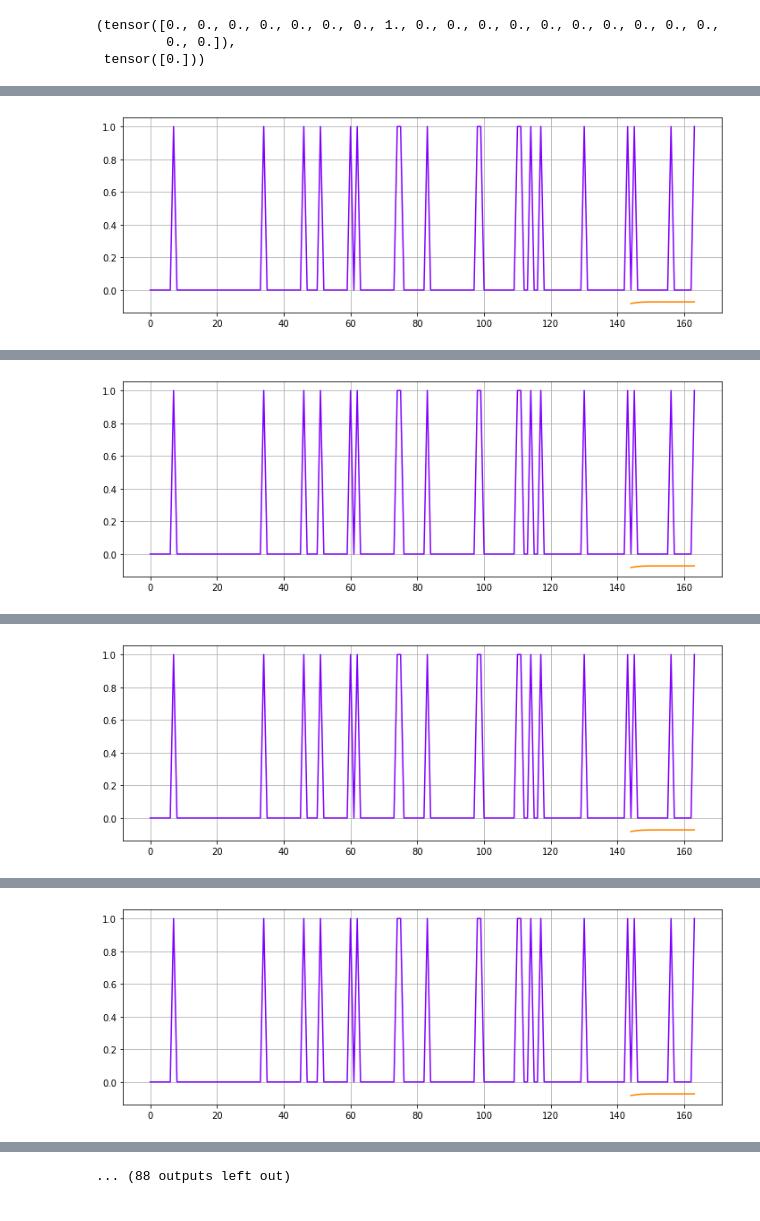
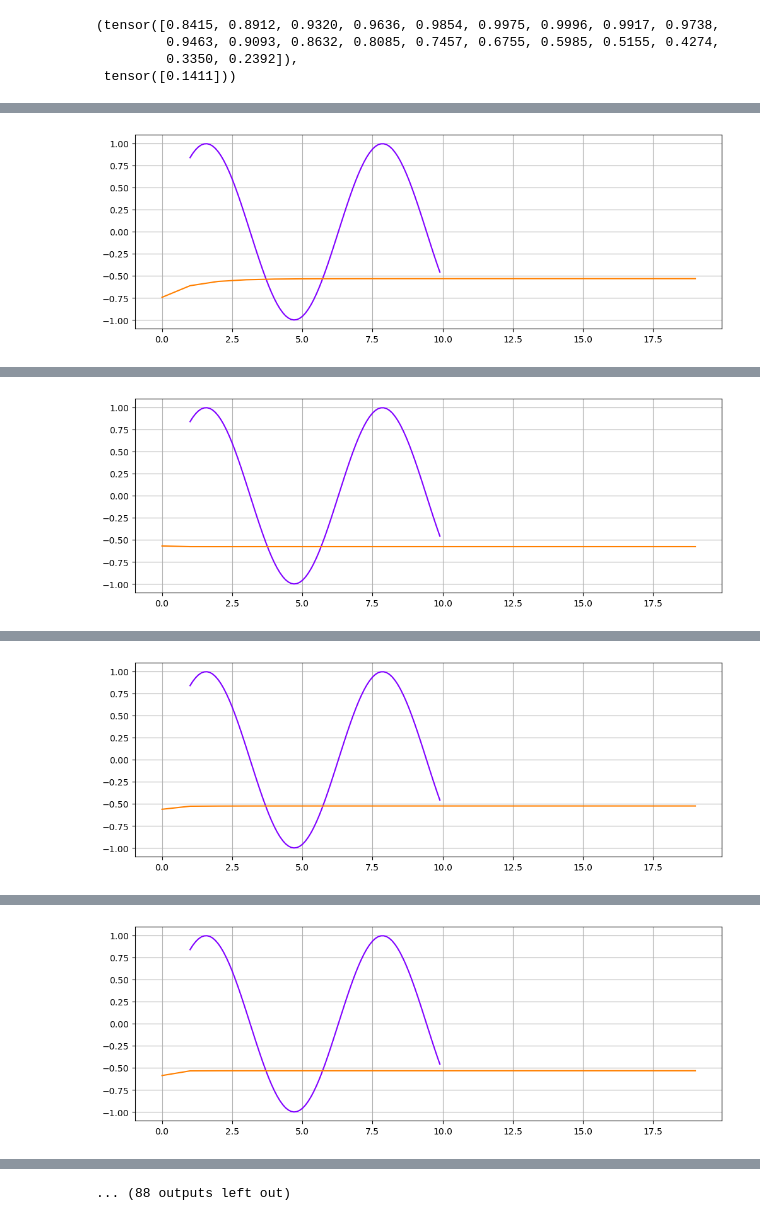
Before and after one commit to Fiskehandleren/LaundryAnalytics, a Jupyter notebook: Experiments/LSTM.ipynb, the cells around one changed output, grey strips where cells are left out. Saved outputs shown, nothing was run; the diff lists cells and outputs as text; code cells hidden in the pictures.

```diff
--- a/Experiments/LSTM.ipynb
+++ b/Experiments/LSTM.ipynb
@@ -42,0 +43,10 @@ print(len(train_set), len(test_set))
+# %%
+x_fake = np.arange(1, 10, 0.1)
+print(x_fake)
+y_fake = torch.tensor(np.sin(x_fake), dtype=torch.float32)
+plt.scatter(x_fake, y_fake)
+
+test_size = 20
+train_set = y_fake[:-test_size]
+test_set = y_fake[-test_size:]
+print(len(train_set), len(test_set))
@@ -53,6 +71,6 @@ def input_data(seq,ws):
     return out
 # %%
 window_size = 20
-train_data = input_data(train_set, window_size)
+train_data = input_data(y_fake, window_size)
 len(train_data)
 # %% [output]
@@ -60,9 +78,10 @@ len(train_data)
 # %%
 train_data[0]
 # %% [output]
-(tensor([0., 0., 0., 0., 0., 0., 0., 1., 0., 0., 0., 0., 0., 0., 0., 0., 0., 0.,
-         0., 0.]),
- tensor([0.]))
+(tensor([0.8415, 0.8912, 0.9320, 0.9636, 0.9854, 0.9975, 0.9996, 0.9917, 0.9738,
+         0.9463, 0.9093, 0.8632, 0.8085, 0.7457, 0.6755, 0.5985, 0.5155, 0.4274,
+         0.3350, 0.2392]),
+ tensor([0.1411]))
 # %%
 class LSTM(nn.Module):
 
@@ -81,7 +100,7 @@ class LSTM(nn.Module):
 torch.manual_seed(42)
 model = LSTM()
 criterion = nn.MSELoss()
-optimizer = torch.optim.SGD(model.parameters(), lr=0.05, momentum=0.9)
+optimizer = torch.optim.SGD(model.parameters(), lr=1, momentum=0.9)
 # %%
 epochs = 50
 future = 20
@@ -107,13 +126,12 @@ for i in range(epochs):
             model.hidden = (torch.zeros(1,1,model.hidden_size),
                            torch.zeros(1,1,model.hidden_size))
             preds.append(model(seq).item())
-
-    loss = criterion(torch.tensor(preds[-window_size:]), y[144:])
+    loss = criterion(torch.tensor(preds[-window_size:]), y_fake[len(train_set):])
     print(f"Performance on test range: {loss}")
 
     plt.figure(figsize=(12,4))
     plt.grid(True)
-    plt.plot(y.numpy(),color='#8000ff')
-    plt.plot(range(144,164),preds[window_size:],color='#ff8000')
+    plt.plot(x_fake, y_fake.numpy(),color='#8000ff')
+    plt.plot(range(0,20),preds[window_size:],color='#ff8000')
     plt.show()
 # %% [output]
@@ -122 +140 @@ Performance on test range: 0.17776674032211304
-[figure, old version]
+[figure, new version]
@@ -125 +143 @@ Performance on test range: 0.17785504460334778
-[figure, old version]
+[figure, new version]
@@ -128 +146 @@ Performance on test range: 0.17798782885074615
-[figure, old version]
+[figure, new version]
@@ -131 +149 @@ Performance on test range: 0.1781720072031021
-[figure, old version]
+[figure, new version]
```
Also changed, not shown: parts of 22 cells of this notebook, 3 other files.
